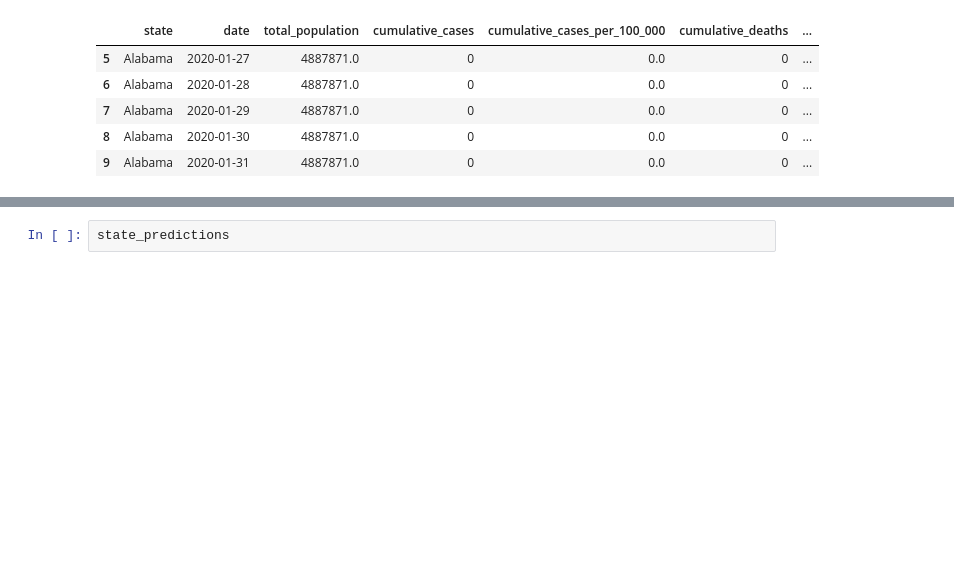
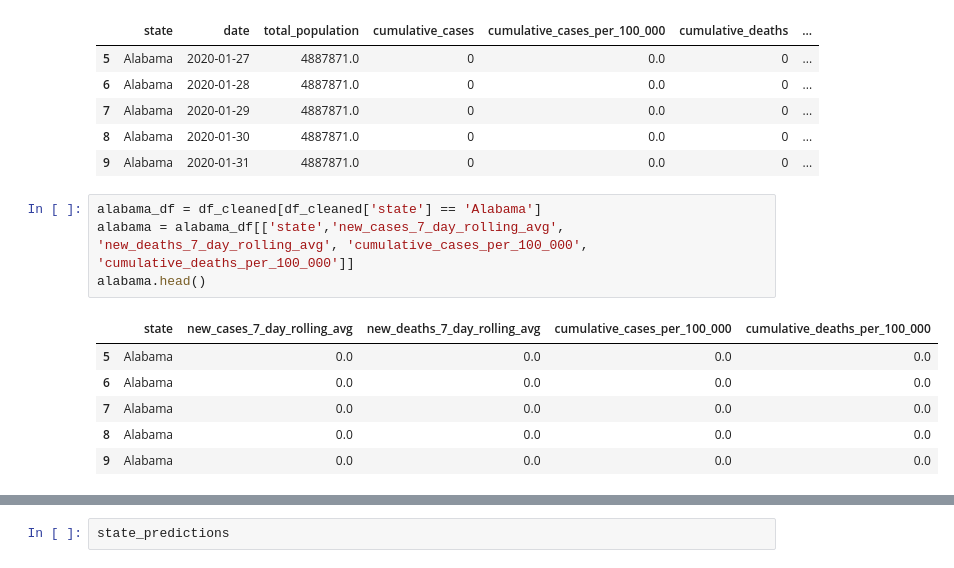
Before and after one commit to Eric-MK/ML_class_lessons, a Jupyter notebook: task3.ipynb, the cells around one changed output, grey strips where cells are left out. Drawn from its saved outputs; the diff is of its cells as text; blank space fills up the shorter version.

```diff
--- a/task3.ipynb
+++ b/task3.ipynb
@@ -250,6 +250,17 @@ See the caveats in the documentation: https://pandas.pydata.org/pandas-docs/stab
 | 7 | Alabama | 2020-01-29 | 4887871.0 | 0 | 0.0 | 0 | ... |
 | 8 | Alabama | 2020-01-30 | 4887871.0 | 0 | 0.0 | 0 | ... |
 | 9 | Alabama | 2020-01-31 | 4887871.0 | 0 | 0.0 | 0 | ... |
+# %%
+alabama_df = df_cleaned[df_cleaned['state'] == 'Alabama']
+alabama = alabama_df[['state','new_cases_7_day_rolling_avg', 'new_deaths_7_day_rolling_avg', 'cumulative_cases_per_100_000', 'cumulative_deaths_per_100_000']]
+alabama.head()
+# %% [output]
+|  | state | new_cases_7_day_rolling_avg | new_deaths_7_day_rolling_avg | cumulative_cases_per_100_000 | cumulative_deaths_per_100_000 |
+| 5 | Alabama | 0.0 | 0.0 | 0.0 | 0.0 |
+| 6 | Alabama | 0.0 | 0.0 | 0.0 | 0.0 |
+| 7 | Alabama | 0.0 | 0.0 | 0.0 | 0.0 |
+| 8 | Alabama | 0.0 | 0.0 | 0.0 | 0.0 |
+| 9 | Alabama | 0.0 | 0.0 | 0.0 | 0.0 |
 # %%
 states = df_cleaned['state'].unique()
 
```
Also changed, not shown: parts of 3 cells of this notebook.
